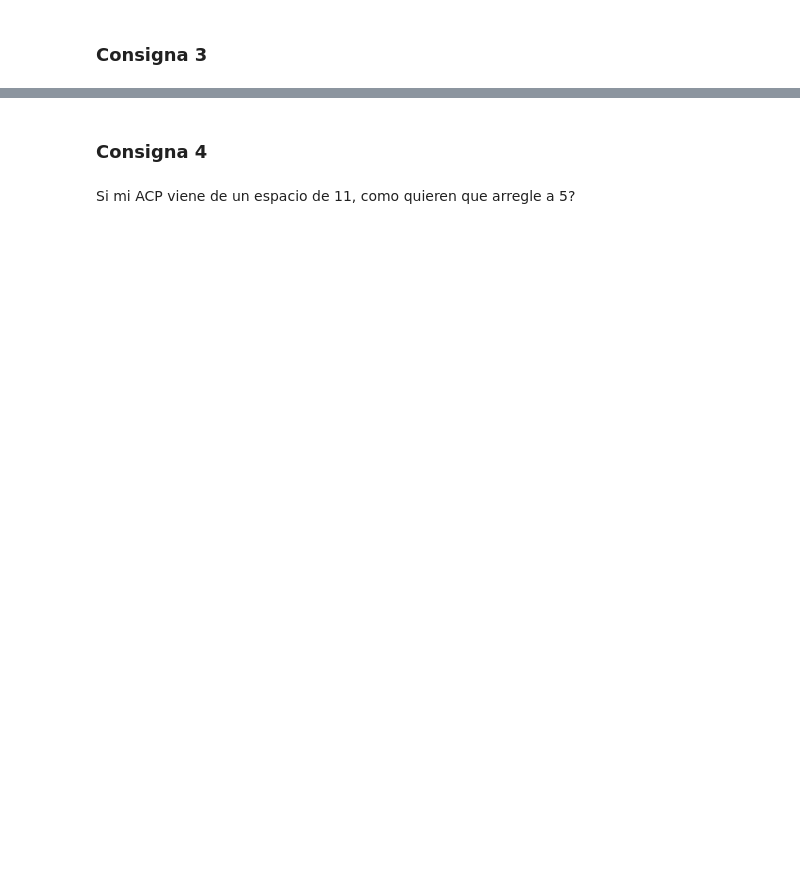
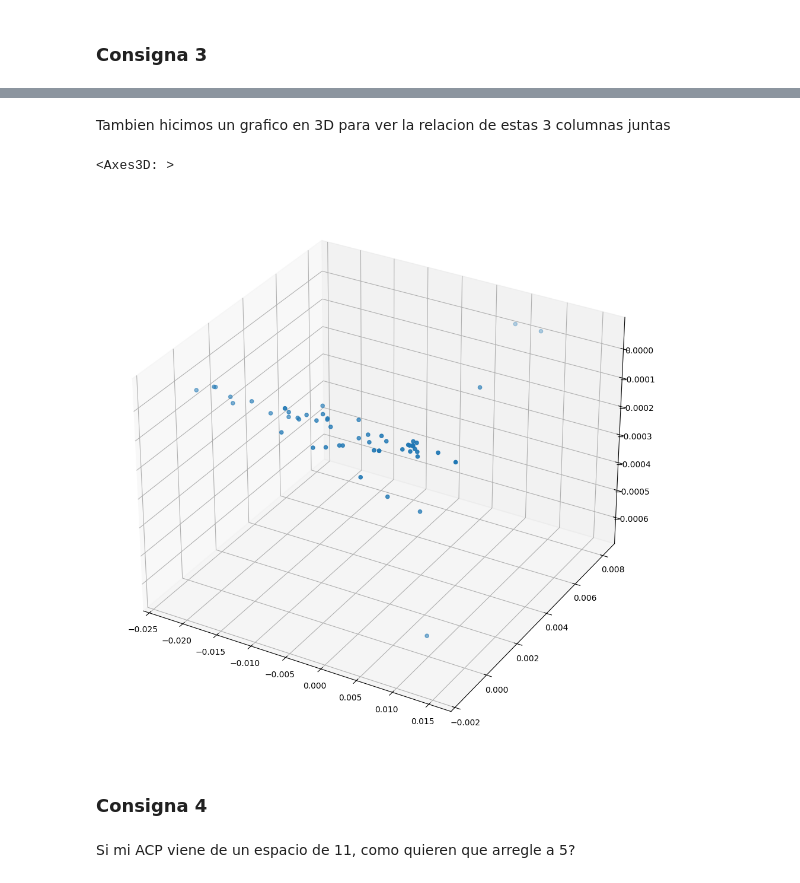
Before and after one commit to iggallardo-uba/ALC-TP2, a Jupyter notebook: Grupo-GR18.ipynb, the cells around one changed output, grey strips where cells are left out. Saved outputs shown, nothing was run; the diff lists cells and outputs as text; code cells hidden in the pictures; blank space fills up the shorter version.

```diff
--- a/Grupo-GR18.ipynb
+++ b/Grupo-GR18.ipynb
@@ -43,10 +60,4 @@ tabla_divida = pd.DataFrame()
 for i in range(0, len(tabla_nutricional)):
     tabla_divida = tabla_divida._append(tabla_limpia.iloc[i]/tabla_nutricional["Cantidad (gr/ml)"].iloc[i])
 
-tabla_divida
-
-pca = PCA(n_components=3)
-
-pca.fit(tabla_divida)
-
-print(pca.explained_variance_ratio_)
+tabla_divida.head()
@@ -53,11 +70,0 @@ print(pca.explained_variance_ratio_)
-# %%
-tabla_nutricional = tabla_view()
-
-tabla_limpia = tabla_nutricional.drop(columns=["Alimento", "Cantidad (gr/ml)", "Verdura/Fruta"])
-
-tabla_divida = pd.DataFrame()
-
-for i in range(0, len(tabla_nutricional)):
-    tabla_divida = tabla_divida._append(tabla_limpia.iloc[i]/tabla_nutricional["Cantidad (gr/ml)"].iloc[i])
-
-tabla_divida
@@ -116,11 +183,16 @@ so.Plot()
+# %% [markdown]
+Tambien hicimos un grafico en 3D para ver la relacion de estas 3 columnas juntas
 # %%
 fig = plt.figure(figsize=(12, 12))
 
 ax = fig.add_subplot(111, projection='3d')
 
 ax.scatter(tabla_final["Z1"],tabla_final["Z2"],tabla_final["Z3"])
 
-ax.legend()
+ax
+# %% [output]
+<Axes3D: >
+[figure, added]
 # %% [markdown]
 ### Consigna 4
 # %% [markdown]
```
Also changed, not shown: parts of 24 cells of this notebook, 1 other file.
